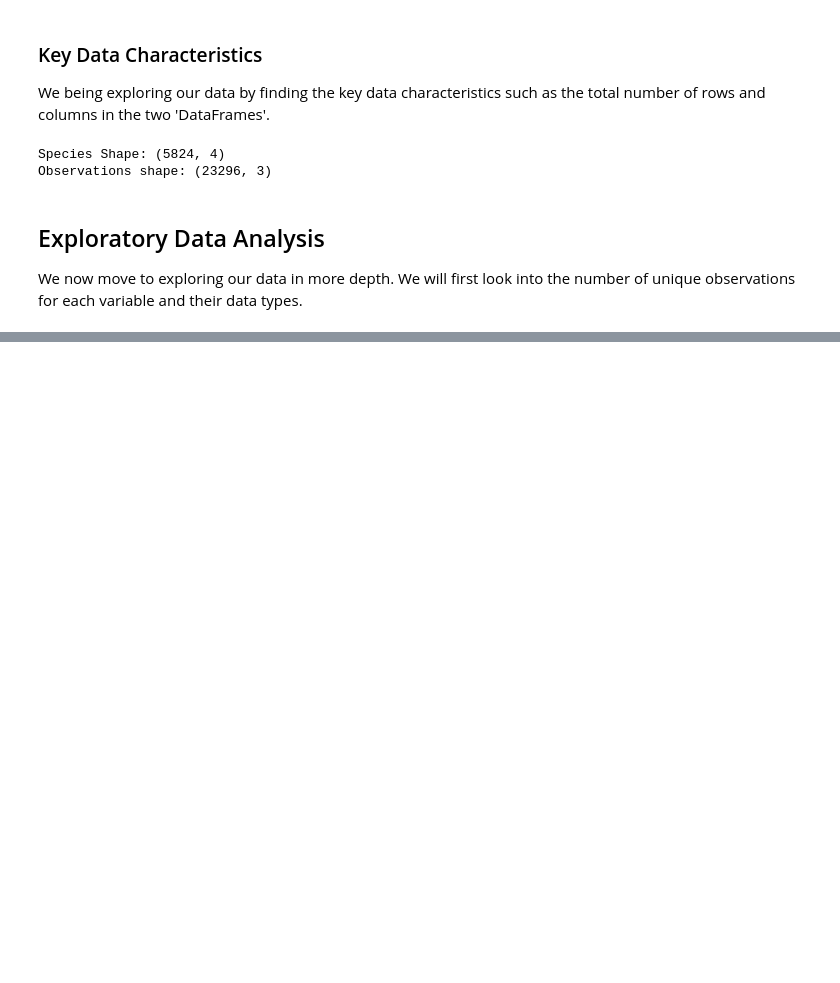
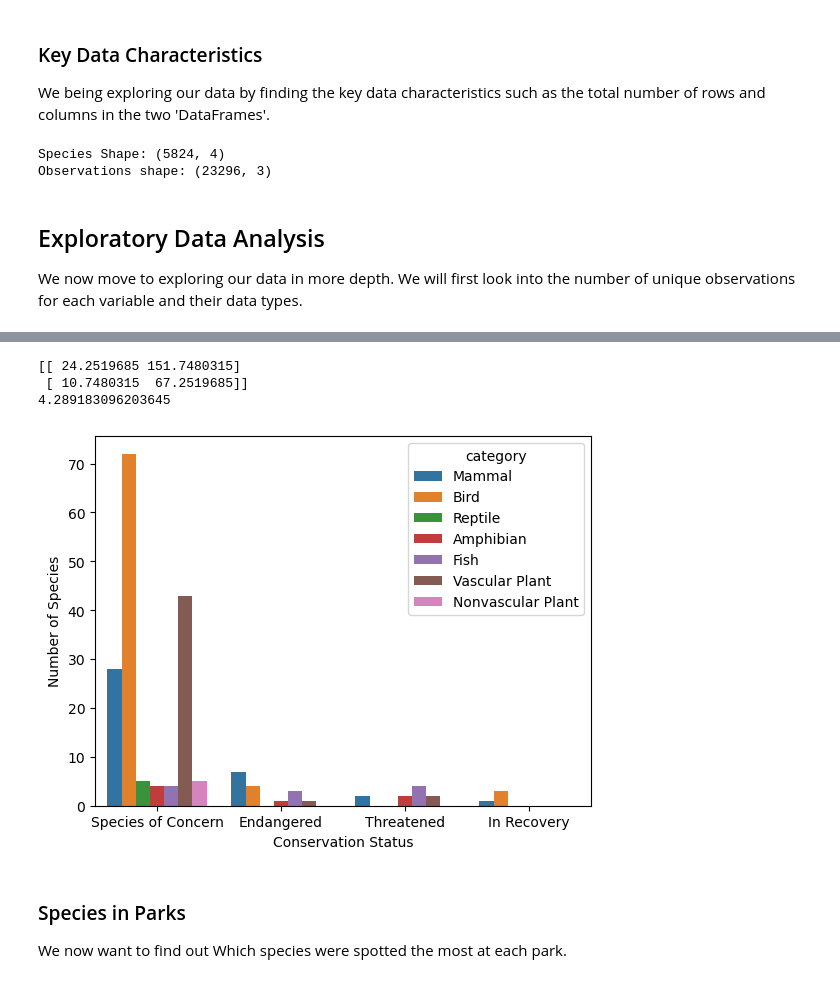
Before and after one commit to erkartik2019/biodiversity-conservation, a Jupyter notebook: biodiversity.ipynb, the cells around one changed output, grey strips where cells are left out. Drawn from its saved outputs; the diff is of its cells as text; code cells hidden in the pictures; blank space fills up the shorter version.

```diff
--- a/biodiversity.ipynb
+++ b/biodiversity.ipynb
@@ -91,0 +228,2 @@ We now move to exploring our data in more depth. We will first look into the num
+# %%
+species['is_protected'] = species.conservation_status != 'No Intervention'
@@ -91,0 +306,22 @@ We now move to exploring our data in more depth. We will first look into the num
+# %%
+contingency2 = [[30, 146],
+               [5, 73]]
+chi2, pval, dof, expected = chi2_contingency(contingency2)
+print(expected)
+print(chi2)
+# %% [output]
+[[ 24.2519685 151.7480315]
+ [ 10.7480315  67.2519685]]
+4.289183096203645
+# %%
+sns.countplot(x='conservation_status', hue='category', data=species)
+plt.xlabel("Conservation Status")
+plt.ylabel("Number of Species")
+plt.show()
+plt.close()
+# %% [output]
+[figure, added]
+# %% [markdown]
+### Species in Parks
+
+We now want to find out Which species were spotted the most at each park.
```
Also changed, not shown: parts of 44 cells of this notebook.
